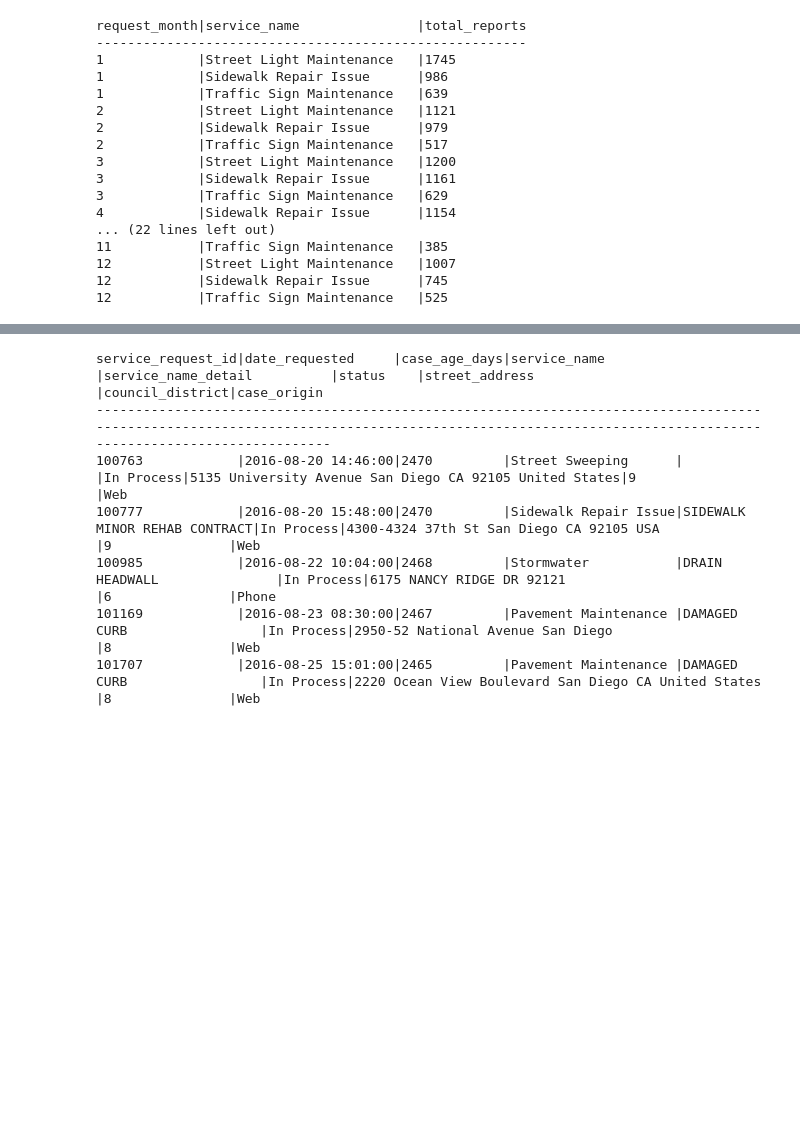
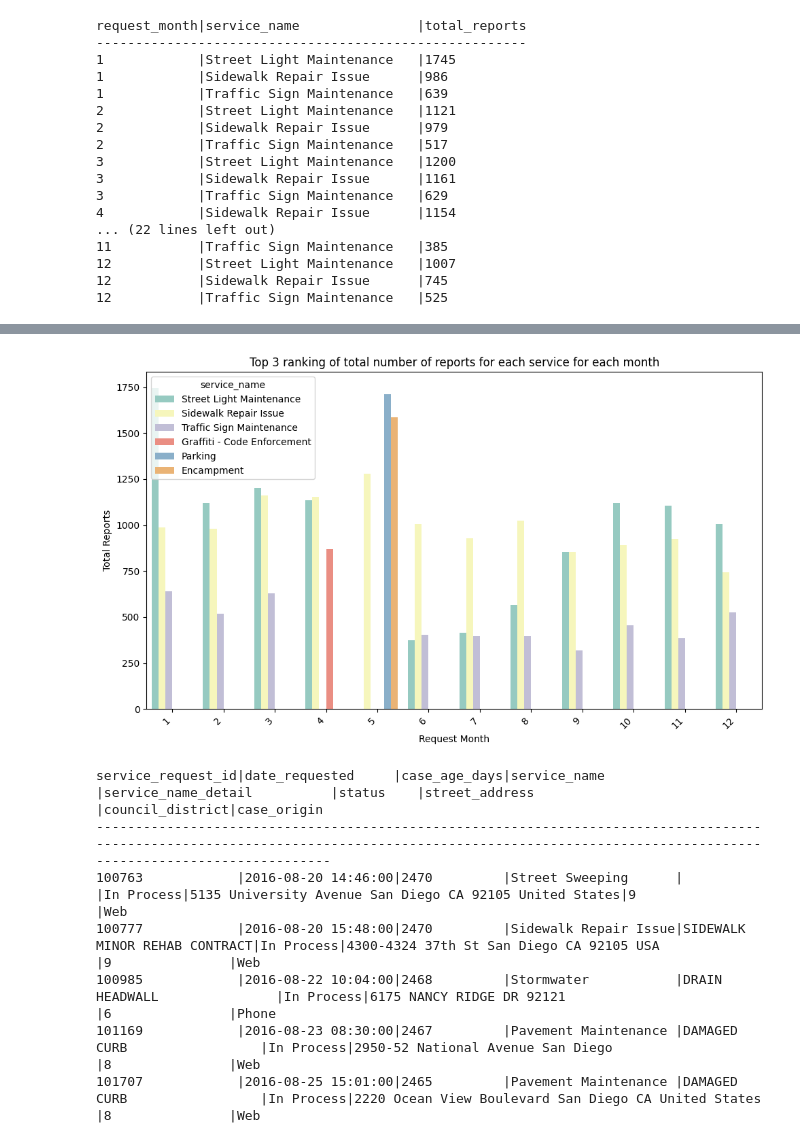
Before and after one commit to jgeng99/San-Diego-Accident-Analysis, a Jupyter notebook: Neo4J/SQL analysis.ipynb, the cells around one changed output, grey strips where cells are left out. Drawn from its saved outputs; the diff is of its cells as text; code cells hidden in the pictures; blank space fills up the shorter version.

```diff
--- a/Neo4J/SQL analysis.ipynb
+++ b/Neo4J/SQL analysis.ipynb
@@ -428,3 +304,33 @@ plt.show()
+# %%
+request_month = np.array(rows)[:, 0]
+service_name = np.array(rows)[:, 1]
+total_reports = np.array(rows)[:, 2]
+# Create a DataFrame
+data = {
+    'request_month': request_month,
+    'service_name': service_name,
+    'total_reports': total_reports
+}
+
+df = pd.DataFrame(data)
+df.set_index('request_month', inplace=True)
+# %%
+# Plot the bar chart with hue using seaborn
+plt.figure(figsize=(10, 6))
+sns.barplot(data=df, x=df.index, y='total_reports', hue='service_name', palette='Set3')
+
+# Set the x-axis tick labels
+plt.xticks(rotation=45, ha='right')
+
+plt.xlabel('Request Month')
+plt.ylabel('Total Reports')
+plt.title('Top 3 ranking of total number of reports for each service for each month')
+
+# Show the plot
+plt.tight_layout()
+plt.show()
+# %% [output]
+[figure, added]
 # %%
 # Connect to the Postgres container using the container name as the hostname
 conn = psycopg2.connect(
```
Also changed, not shown: parts of 5 cells of this notebook.
